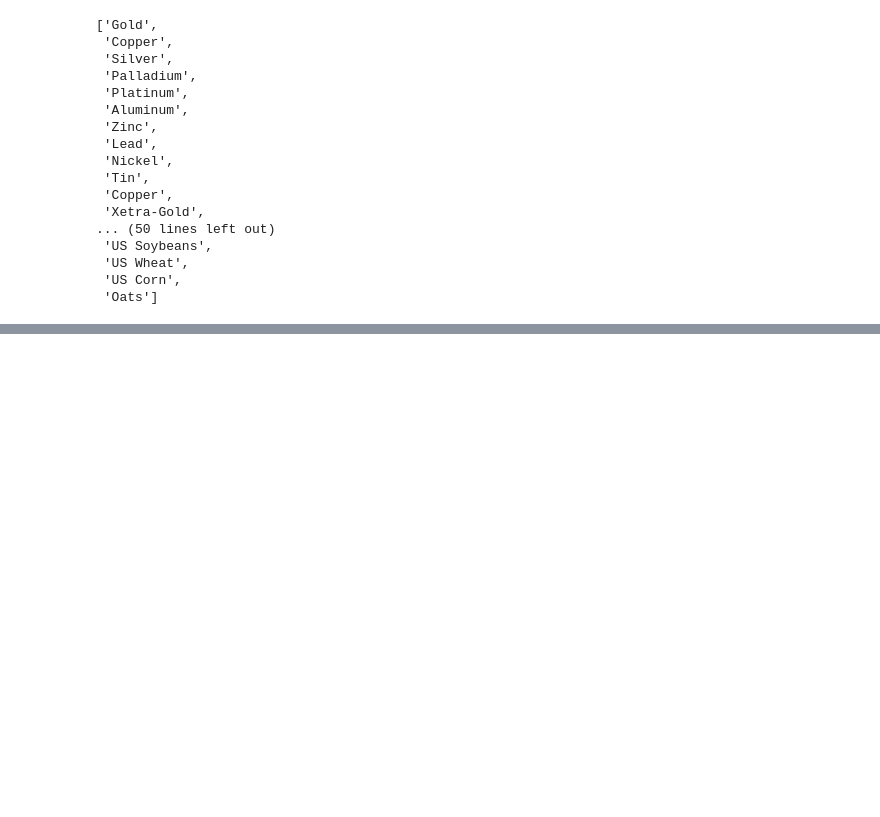
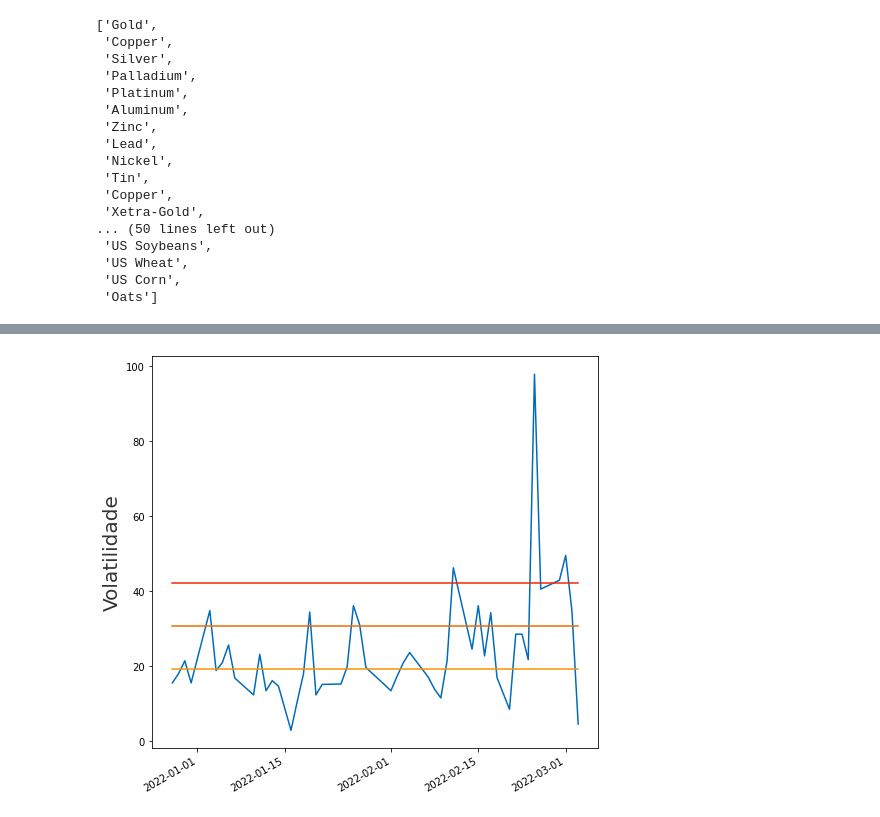
Before and after one commit to Edu-Moreira/Estudos-de-Python, a Jupyter notebook: Dados_Investing.ipynb, the cells around one changed output, grey strips where cells are left out. Cells and saved outputs as stored; diff of their text form; code cells hidden in the pictures; blank space fills up the shorter version.

```diff
--- a/Dados_Investing.ipynb
+++ b/Dados_Investing.ipynb
@@ -63,0 +93,4 @@ petrol.tail()
+# %%
+ouro = inv.get_commodity_historical_data(commodity= 'Gold', from_date = '01/01/2000', to_date = hoje)
+
+ouro.tail(10)
@@ -63,0 +110,22 @@ petrol.tail()
+# %%
+ouro['Vol'] = ouro['High']-ouro['Low']
+
+x = ouro['Vol'].mean()+ouro['Vol'].std()
+y= ouro['Vol'].mean()+ouro['Vol'].std()*2
+z= ouro['Vol'].mean()+ouro['Vol'].std()*3
+
+ouro[-50:]['Vol'].plot(figsize = (8,8),color='#006bba')
+ouro['Banda1'] = x
+ouro['Banda1'][-50:].plot(color='#f29400')
+ouro['Banda2'] = y
+ouro['Banda2'][-50:].plot(color='#f26900')
+ouro['Banda3'] = z
+ouro['Banda3'][-50:].plot(color='#f22500')
+
+###########
+
+plt.xlabel('')
+plt.ylabel('Volatilidade',size = 20, color = '#333333')
+plt.show()
+# %% [output]
+[figure, added]
```
Also changed, not shown: parts of 9 cells of this notebook.
